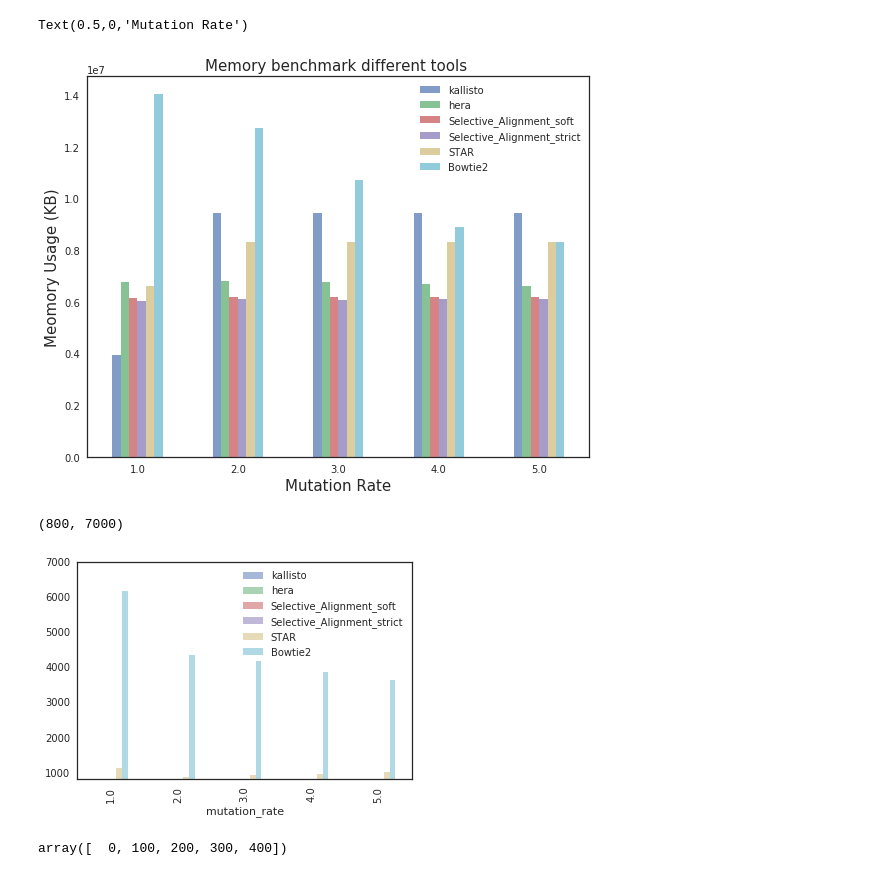
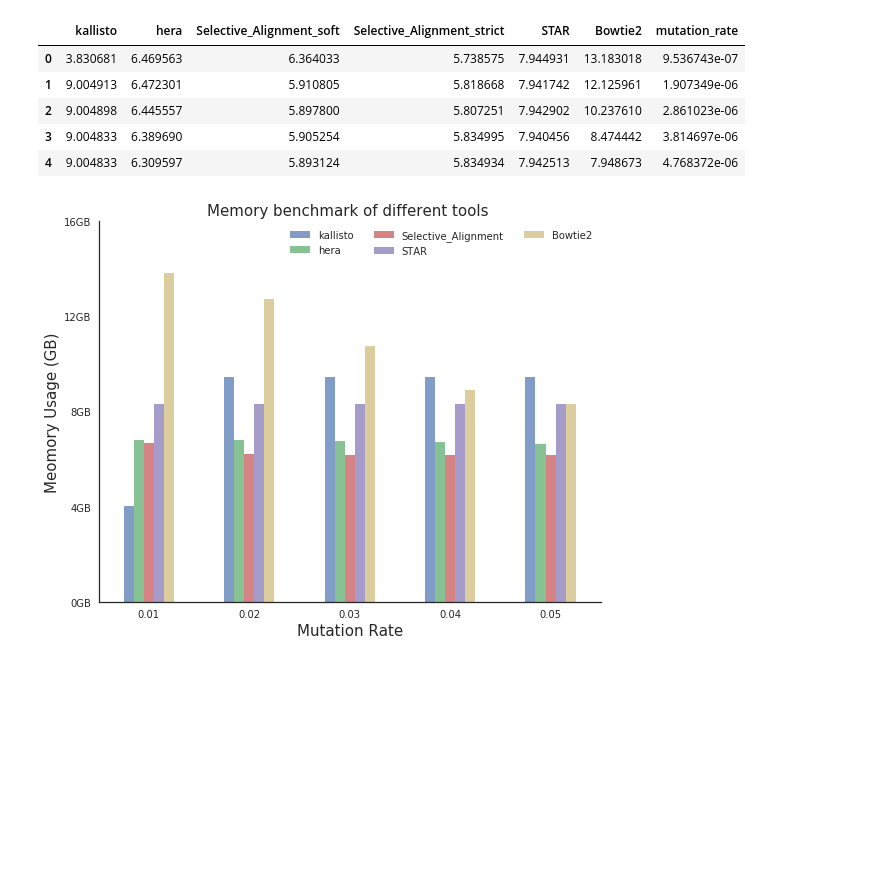
Before and after one commit to COMBINE-lab/selective-alignment-experiment, a Jupyter notebook: bleed_through_experiment/Final_Evaluation.ipynb, the cells around one changed output. Saved outputs shown, nothing was run; the diff lists cells and outputs as text; code cells hidden in the pictures; blank space fills up the shorter version.

```diff
--- a/bleed_through_experiment/Final_Evaluation.ipynb
+++ b/bleed_through_experiment/Final_Evaluation.ipynb
@@ -206,0 +245,3 @@ mard_dataframe
+# %%
+sns.set_style("white")
+rmelt = pd.melt(result_full, id_vars=['sample'], value_vars=["kallisto","hera","Selective_Alignment_soft","STAR","Bowtie2"])
@@ -374,29 +461,34 @@ mem_df
 | 2 | 9442320.0 | 6758656.0 | 6184292.0 | 6089344.0 | 8328736.0 | 10734912.0 | 3.0 |
 | 3 | 9442252.0 | 6700076.0 | 6192108.0 | 6118436.0 | 8326172.0 | 8886096.0 | 4.0 |
 | 4 | 9442252.0 | 6616092.0 | 6179388.0 | 6118372.0 | 8328328.0 | 8334788.0 | 5.0 |
+# %%
+mem_df.div(1024*1024, axis='index')
+# %% [output]
+|  | kallisto | hera | Selective_Alignment_soft | Selective_Alignment_strict | STAR | Bowtie2 | mutation_rate |
+| 0 | 3.830681 | 6.469563 | 6.364033 | 5.738575 | 7.944931 | 13.183018 | 9.536743e-07 |
+| 1 | 9.004913 | 6.472301 | 5.910805 | 5.818668 | 7.941742 | 12.125961 | 1.907349e-06 |
+| 2 | 9.004898 | 6.445557 | 5.897800 | 5.807251 | 7.942902 | 10.237610 | 2.861023e-06 |
+| 3 | 9.004833 | 6.389690 | 5.905254 | 5.834995 | 7.940456 | 8.474442 | 3.814697e-06 |
+| 4 | 9.004833 | 6.309597 | 5.893124 | 5.834934 | 7.942513 | 7.948673 | 4.768372e-06 |
 # %%
 sns.set_style('white')
 ax = mem_df.plot(x="mutation_rate", y=["kallisto", "hera", \
-                                          "Selective_Alignment_soft","Selective_Alignment_strict", \
+                                          "Selective_Alignment_soft", \
                                           "STAR", "Bowtie2"],\
                          kind="bar",alpha=0.7,figsize=(9,7), rot=0)
 
-ax.set_title("Memory benchmark different tools ",fontsize=15)
-ax.set_ylabel("Meomory Usage (KB)",fontsize=15)
+ax.set_title("Memory benchmark of different tools ",fontsize=15)
+ax.set_ylabel("Meomory Usage (GB)",fontsize=15)
+ax.legend(["kallisto", "hera","Selective_Alignment","STAR", "Bowtie2"],loc='upper right', ncol=3)
+
+ax.set_yticks(ax.get_yticks()[::2])
+ax.set_yticklabels([str(i)+"GB" for i in np.arange(0, 17, 4)])
+
+ax.set_xticklabels(np.arange(0.01, 0.06, 0.01))
+#plt.ticklabel_format(style='plain', axis='y')
+
+sns.despine()
 plt.xlabel('Mutation Rate',fontsize=15)
+plt.savefig('/mnt/scratch7/hirak/bleed_through_7/figs/mem_benchmark.pdf', dpi=500)
 # %% [output]
-Text(0.5,0,'Mutation Rate')
-[figure, old version]
+[figure, new version]
-# %%
-ax = _df.plot(x="mutation_rate", y=["kallisto", "hera", \
-                                          "Selective_Alignment_soft","Selective_Alignment_strict", \
-                                          "STAR", "Bowtie2"],\
-                         kind="bar",alpha=0.5)
-ax.set_ylim(800, 7000)
-# %% [output]
-(800, 7000)
-[figure, removed]
-# %%
-np.arange(0, 500, 100)
-# %% [output]
-array([  0, 100, 200, 300, 400])
```
Also changed, not shown: parts of 26 cells of this notebook.
